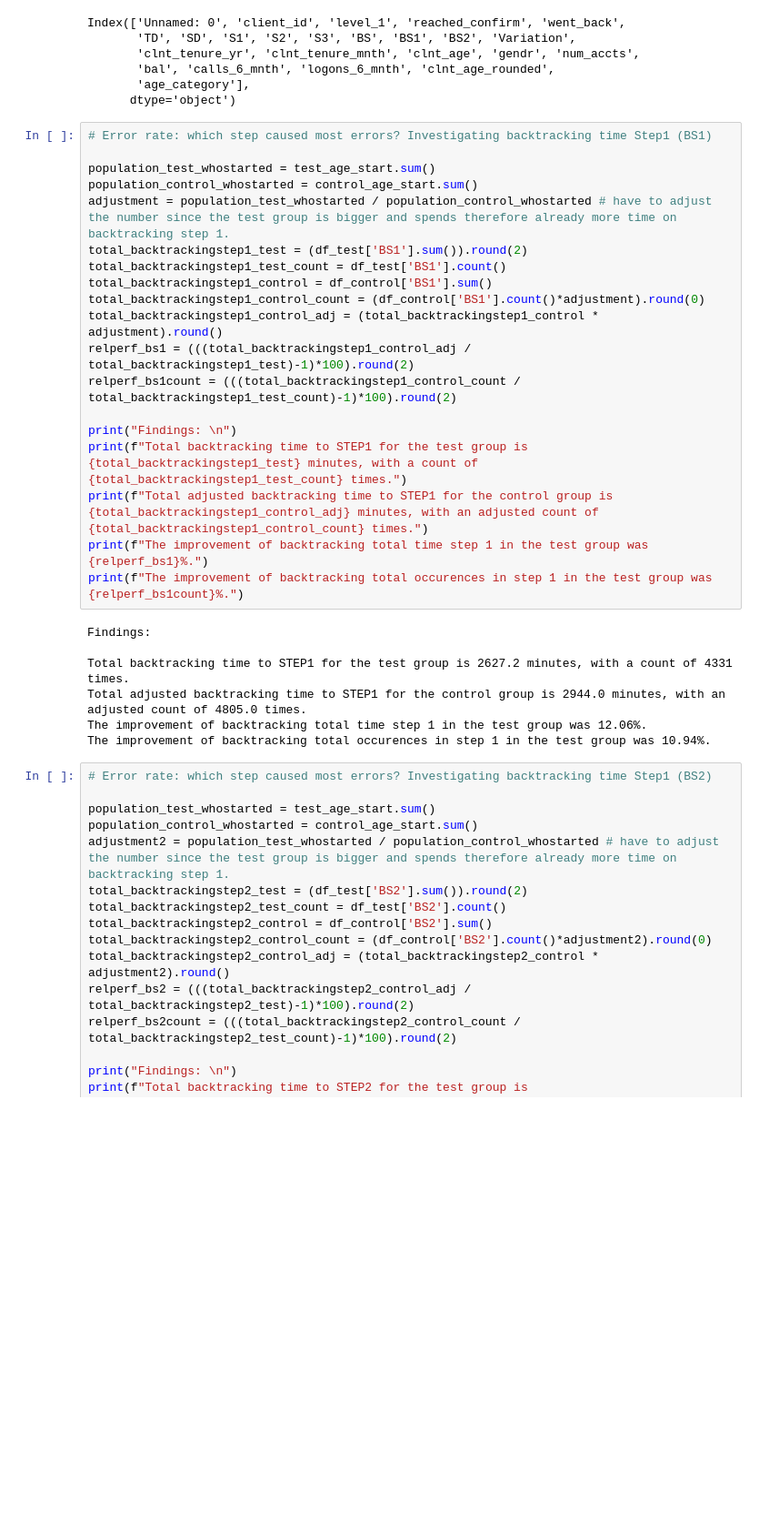
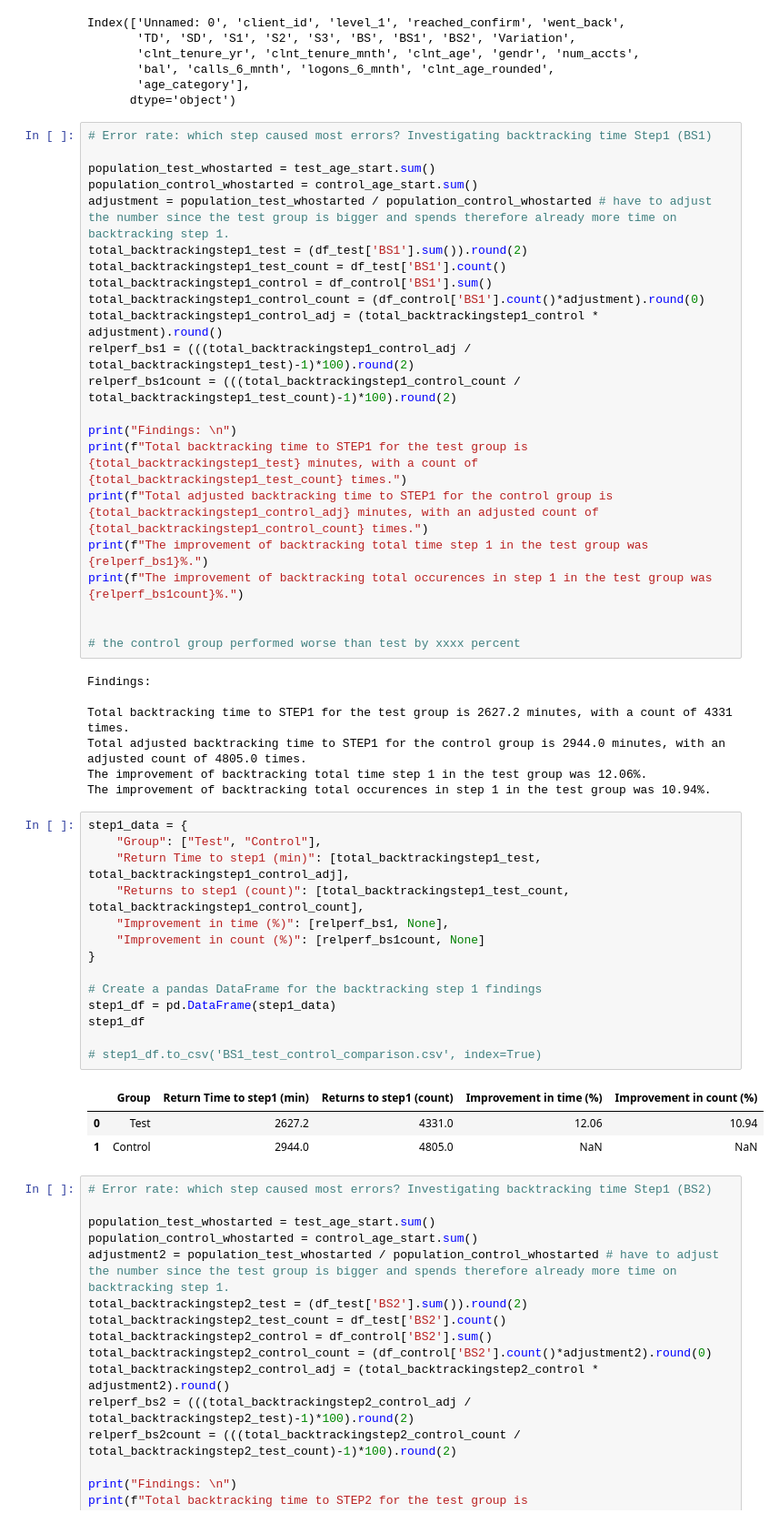
Before and after one commit to mauurits/vanguard-ab-test, a Jupyter notebook: notebooks/x. archive/Analysis - error count and conversion rate.ipynb, the cells around one changed output. Shown at 91% size. Cells and saved outputs as stored; diff of their text form; blank space fills up the shorter version.

```diff
--- a/notebooks/Analysis - error count and conversion rate.ipynb
+++ b/notebooks/x. archive/Analysis - error count and conversion rate.ipynb
@@ -440,6 +583,9 @@ print(f"Total backtracking time to STEP1 for the test group is {total_backtracki
 print(f"Total adjusted backtracking time to STEP1 for the control group is {total_backtrackingstep1_control_adj} minutes, with an adjusted count of {total_backtrackingstep1_control_count} times.")
 print(f"The improvement of backtracking total time step 1 in the test group was {relperf_bs1}%.")
 print(f"The improvement of backtracking total occurences in step 1 in the test group was {relperf_bs1count}%.")
+
+
+# the control group performed worse than test by xxxx percent
 # %% [output]
 Findings:
 
@@ -447,6 +593,24 @@ Total backtracking time to STEP1 for the test group is 2627.2 minutes, with a co
 Total adjusted backtracking time to STEP1 for the control group is 2944.0 minutes, with an adjusted count of 4805.0 times.
 The improvement of backtracking total time step 1 in the test group was 12.06%.
 The improvement of backtracking total occurences in step 1 in the test group was 10.94%.
+# %%
+step1_data = {
+    "Group": ["Test", "Control"],
+    "Return Time to step1 (min)": [total_backtrackingstep1_test, total_backtrackingstep1_control_adj],
+    "Returns to step1 (count)": [total_backtrackingstep1_test_count, total_backtrackingstep1_control_count],
+    "Improvement in time (%)": [relperf_bs1, None],
+    "Improvement in count (%)": [relperf_bs1count, None]
+}
+
+# Create a pandas DataFrame for the backtracking step 1 findings
+step1_df = pd.DataFrame(step1_data)
+step1_df
+
+# step1_df.to_csv('BS1_test_control_comparison.csv', index=True)
+# %% [output]
+|  | Group | Return Time to step1 (min) | Returns to step1 (count) | Improvement in time (%) | Improvement in count (%) |
+| 0 | Test | 2627.2 | 4331.0 | 12.06 | 10.94 |
+| 1 | Control | 2944.0 | 4805.0 | NaN | NaN |
 # %%
 # Error rate: which step caused most errors? Investigating backtracking time Step1 (BS2)
 
```
Also changed, not shown: parts of 15 cells of this notebook, 29 other files.
